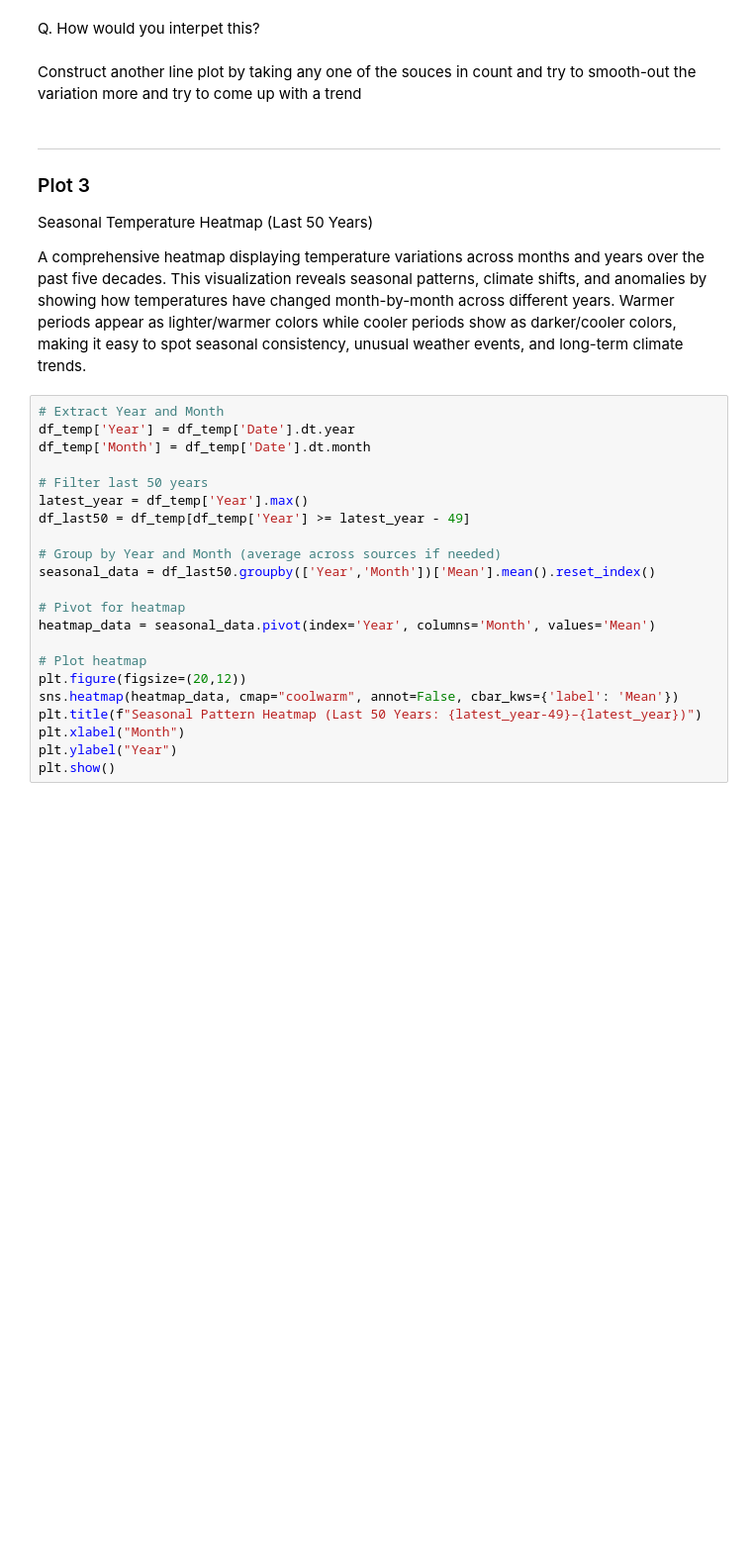
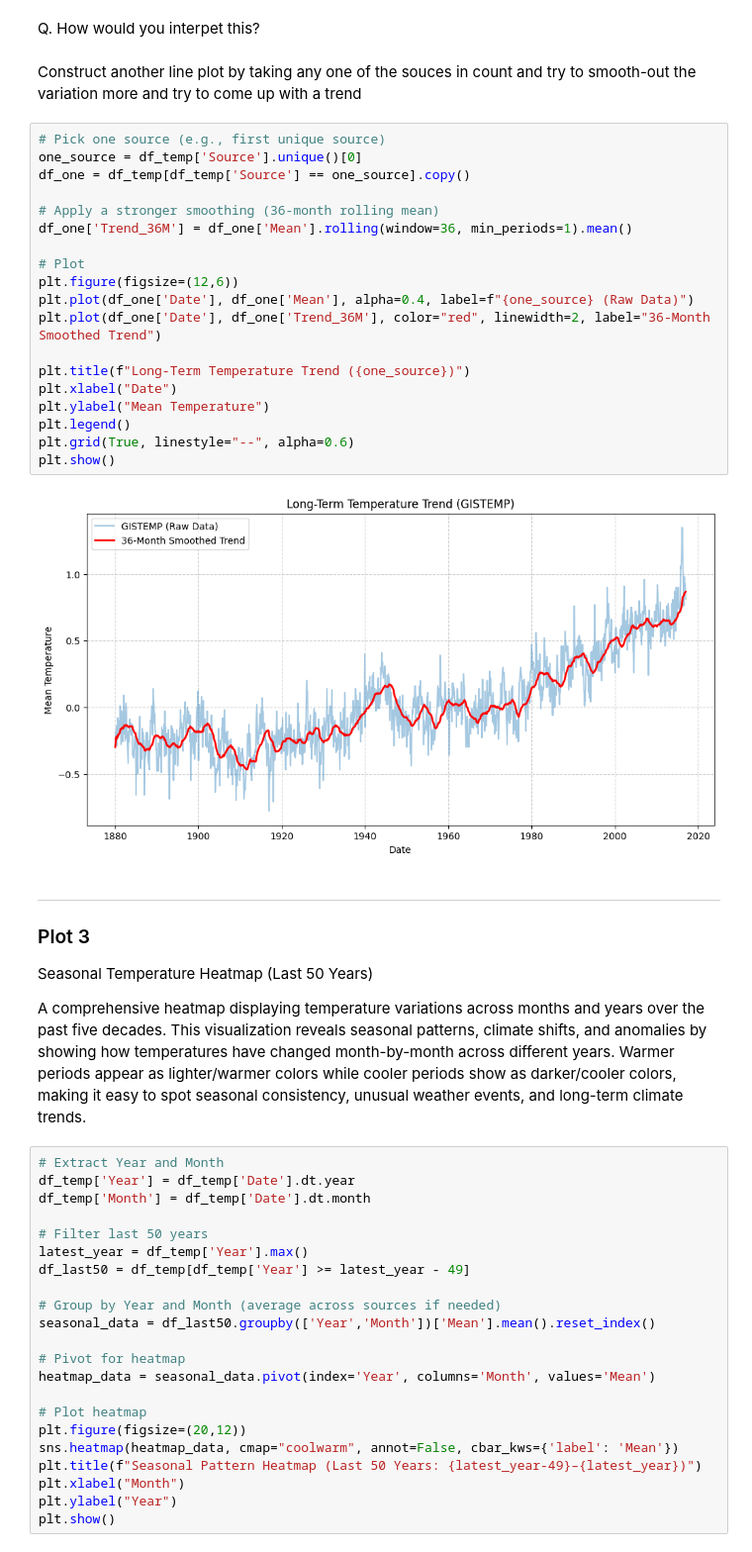
Before and after one commit to Malancha7089/IDEAS_TIHub_Final_Project_Submission, a Jupyter notebook: Copy_of_07_visualizing_time_series_dataset_global_temp_data.ipynb, the cells around one changed output. Shown at 99% size. Saved outputs shown, nothing was run; the diff lists cells and outputs as text; blank space fills up the shorter version.

```diff
--- a/Copy_of_07_visualizing_time_series_dataset_global_temp_data.ipynb
+++ b/Copy_of_07_visualizing_time_series_dataset_global_temp_data.ipynb
@@ -148,6 +164,27 @@ plt.show()
 Q. How would you interpet this?
 # %% [markdown]
 Construct another line plot by taking any one of the souces in count and try to smooth-out the variation more and try to come up with a trend
+# %%
+# Pick one source (e.g., first unique source)
+one_source = df_temp['Source'].unique()[0]
+df_one = df_temp[df_temp['Source'] == one_source].copy()
+
+# Apply a stronger smoothing (36-month rolling mean)
+df_one['Trend_36M'] = df_one['Mean'].rolling(window=36, min_periods=1).mean()
+
+# Plot
+plt.figure(figsize=(12,6))
+plt.plot(df_one['Date'], df_one['Mean'], alpha=0.4, label=f"{one_source} (Raw Data)")
+plt.plot(df_one['Date'], df_one['Trend_36M'], color="red", linewidth=2, label="36-Month Smoothed Trend")
+
+plt.title(f"Long-Term Temperature Trend ({one_source})")
+plt.xlabel("Date")
+plt.ylabel("Mean Temperature")
+plt.legend()
+plt.grid(True, linestyle="--", alpha=0.6)
+plt.show()
+# %% [output]
+[figure, added]
 # %% [markdown]
 
 
```
Also changed, not shown: parts of 5 cells of this notebook.
